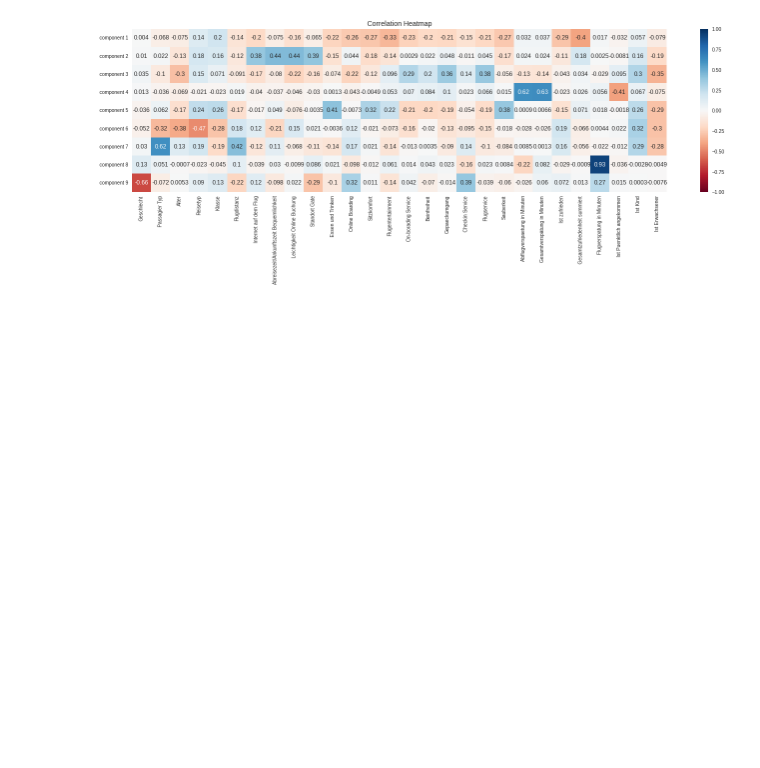
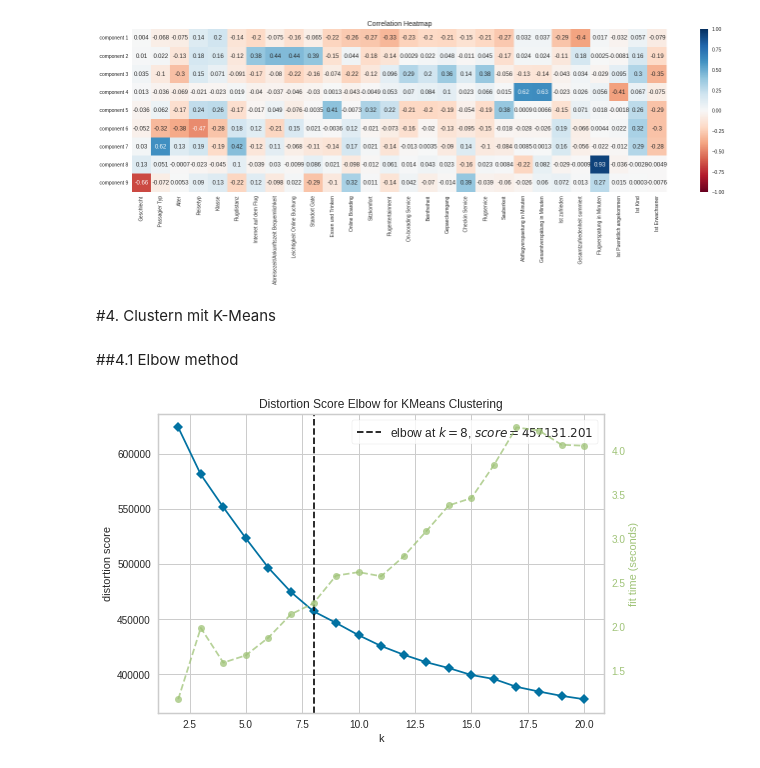
Before and after one commit to AliceKitchkin/Unsupervised-Machine-Learning, a Jupyter notebook: AirlinePassengerSatisfaction.ipynb, the cells around one changed output. Cells and saved outputs as stored; diff of their text form; code cells hidden in the pictures; blank space fills up the shorter version.

Commit message:
K-Means

```diff
--- a/AirlinePassengerSatisfaction.ipynb
+++ b/AirlinePassengerSatisfaction.ipynb
@@ -569,3 +569,14 @@ plt.title('Correlation Heatmap',fontsize=14)
 # %% [output]
 Text(0.5, 1.0, 'Correlation Heatmap')
 [figure]
+# %% [markdown]
+#4. Clustern mit K-Means
+# %% [markdown]
+##4.1 Elbow method
+# %%
+#20 Komponenten = 95% meiner Varianz
+Elbow_M = KElbowVisualizer(KMeans(), k=20)
+Elbow_M.fit(data_scaled)
+Elbow_M.show();
+# %% [output]
+[figure, added]
```
Also changed, not shown: parts of 5 cells of this notebook.
